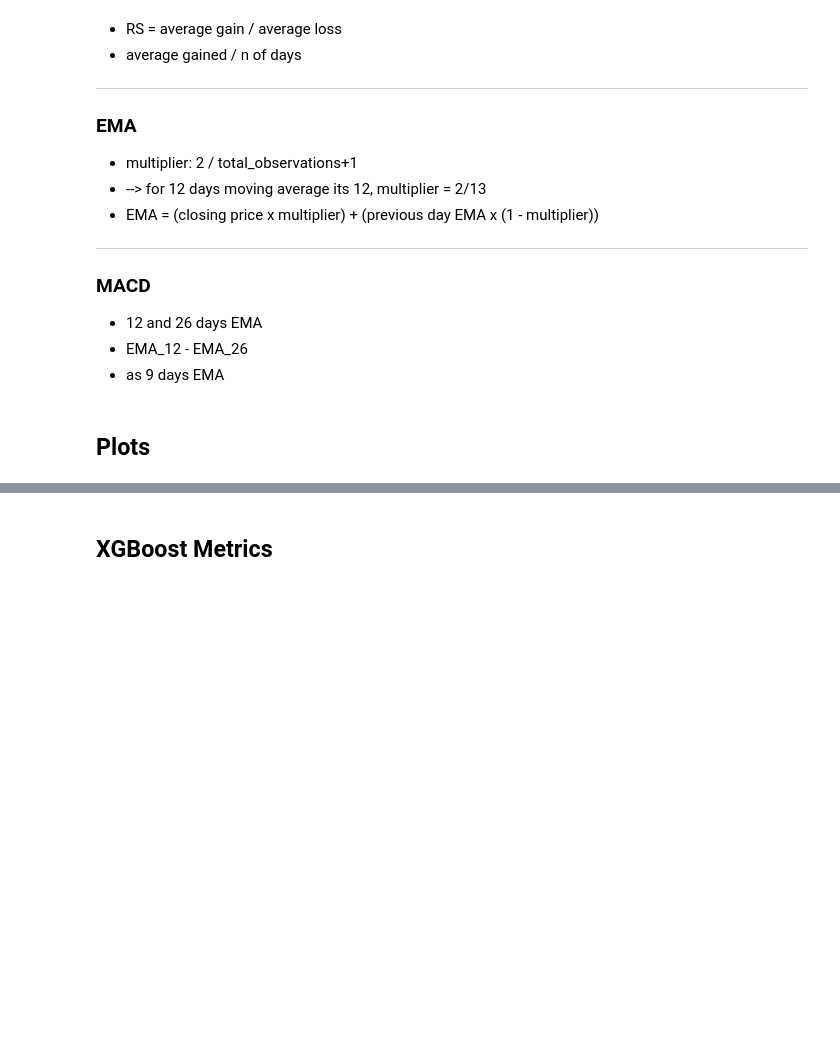
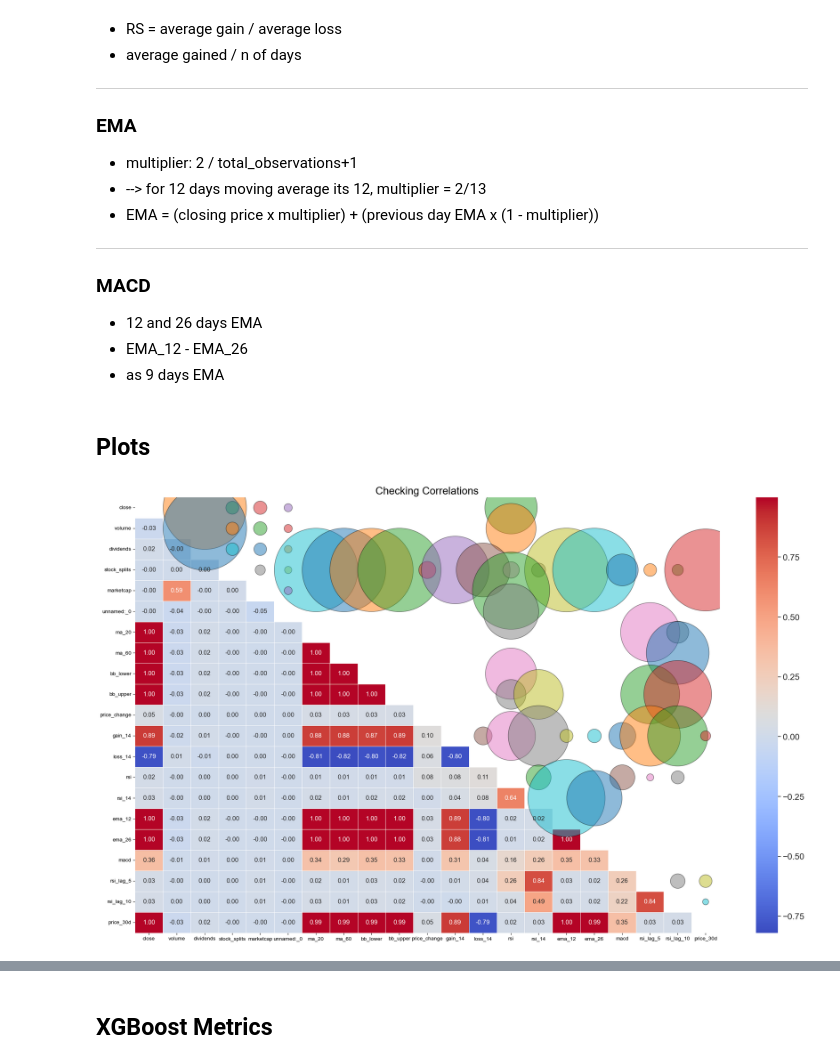
Before and after one commit to jan463/mid_project, a Jupyter notebook: notebooks/ML.ipynb, the cells around one changed output, grey strips where cells are left out. Cells and saved outputs as stored; diff of their text form; code cells hidden in the pictures; blank space fills up the shorter version.

```diff
--- a/notebooks/ML.ipynb
+++ b/notebooks/ML.ipynb
@@ -213,0 +280,2 @@ df3.to_csv("ml1.csv")
+# %%
+df4 = create_ML1_df_training(df)
@@ -214,6 +285,8 @@ df3.to_csv("ml1.csv")
 # %% [markdown]
 ## Plots
 # %%
+# funny looking correlation heat map
+
 import numpy as np
 import seaborn as sns
 import matplotlib.pyplot as plt
@@ -221,7 +294,7 @@ from scipy.stats import pearsonr
 import pandas as pd
 
 # Sample DataFrame
-num = df3.select_dtypes(include=[np.number])
+num = df4.select_dtypes(include=[np.number])
 correlation_matrix = num.corr()
 
 # Function to calculate p-values
@@ -241,33 +314,35 @@ def calculate_p_values(df):
 p_values = calculate_p_values(num)
 
 # Create masks for the lower and upper triangles
 mask_corr = np.triu(np.ones_like(correlation_matrix, dtype=bool))
 
 # Plot the heatmap
 f, ax = plt.subplots(figsize=(25, 15))
 sns.set(font_scale=1.5)
 
 # Heat map for lower triangle
 sns.heatmap(
     correlation_matrix,
     mask=mask_corr,
     annot=True,
     annot_kws={"size": 12},
     linewidths=.5,
     cmap="coolwarm",
     fmt=".2f",
     ax=ax
 )
 
 # Overlay bubbles for p-values in the upper triangle
 for i in range(correlation_matrix.shape[0]):
     for j in range(i + 1, correlation_matrix.shape[1]):
         p_val = p_values.iloc[i, j]
         bubble_size = -np.log10(p_val) * 100 if p_val > 0 else 0
         ax.scatter(j + 0.5, i + 0.5, s=bubble_size, edgecolors='black', alpha=0.5)
 
-ax.set_title("Dealing with Multicollinearity", fontsize=20)
+ax.set_title("Checking Correlations", fontsize=20)
 
 plt.show()
+# %% [output]
+[figure, added]
 # %%
 # Correlation Matrix-Heatmap Plot
```
Also changed, not shown: parts of 24 cells of this notebook, 9 other files.
